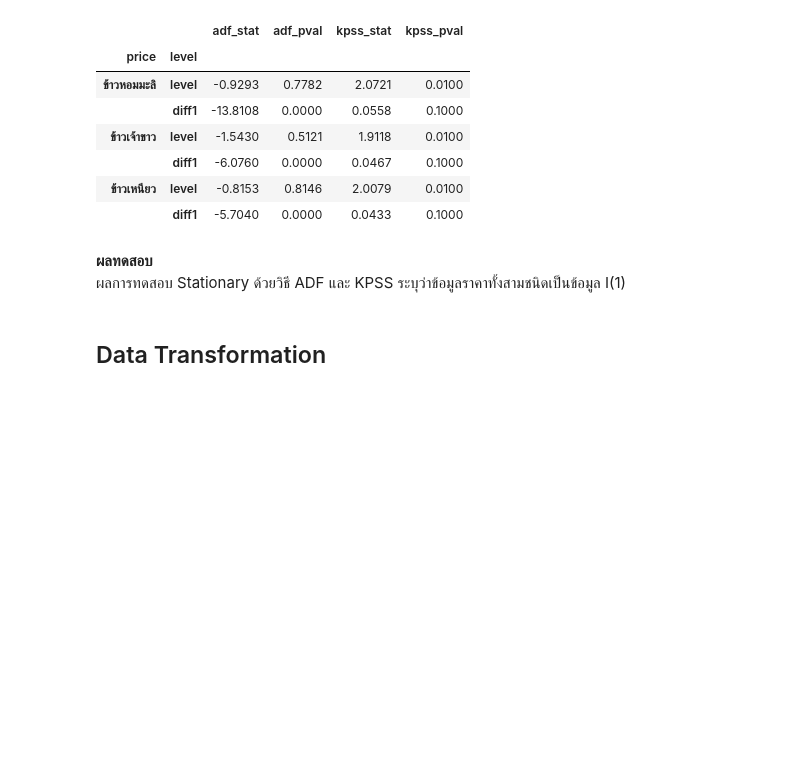
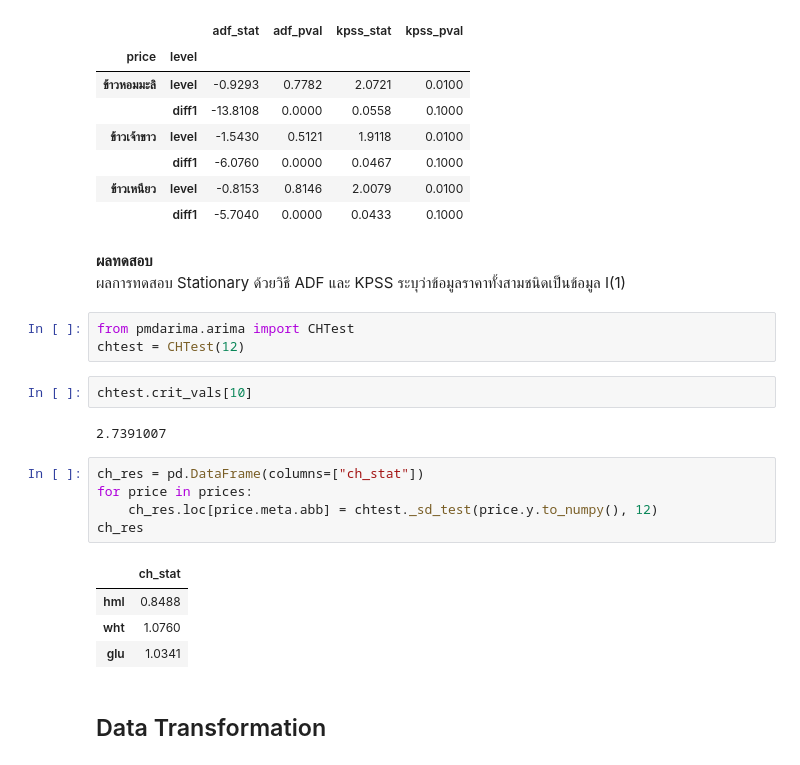
Before and after one commit to piyayut-ch/pricefcast, a Jupyter notebook: notebook/1_test.ipynb, the cells around one changed output. Cells and saved outputs as stored; diff of their text form; blank space fills up the shorter version.

```diff
--- a/notebook/1_test.ipynb
+++ b/notebook/1_test.ipynb
@@ -120,6 +120,23 @@ res_stationary
 # %% [markdown]
 **ผลทดสอบ**
 ผลการทดสอบ Stationary ด้วยวิธี ADF และ KPSS ระบุว่าข้อมูลราคาทั้งสามชนิดเป็นข้อมูล I(1)
+# %%
+from pmdarima.arima import CHTest
+chtest = CHTest(12)
+# %%
+chtest.crit_vals[10]
+# %% [output]
+2.7391007
+# %%
+ch_res = pd.DataFrame(columns=["ch_stat"])
+for price in prices:
+    ch_res.loc[price.meta.abb] = chtest._sd_test(price.y.to_numpy(), 12)
+ch_res
+# %% [output]
+|  | ch_stat |
+| hml | 0.8488 |
+| wht | 1.0760 |
+| glu | 1.0341 |
 # %% [markdown]
 ## Data Transformation
 # %%
```
Also changed, not shown: 1 other file.
